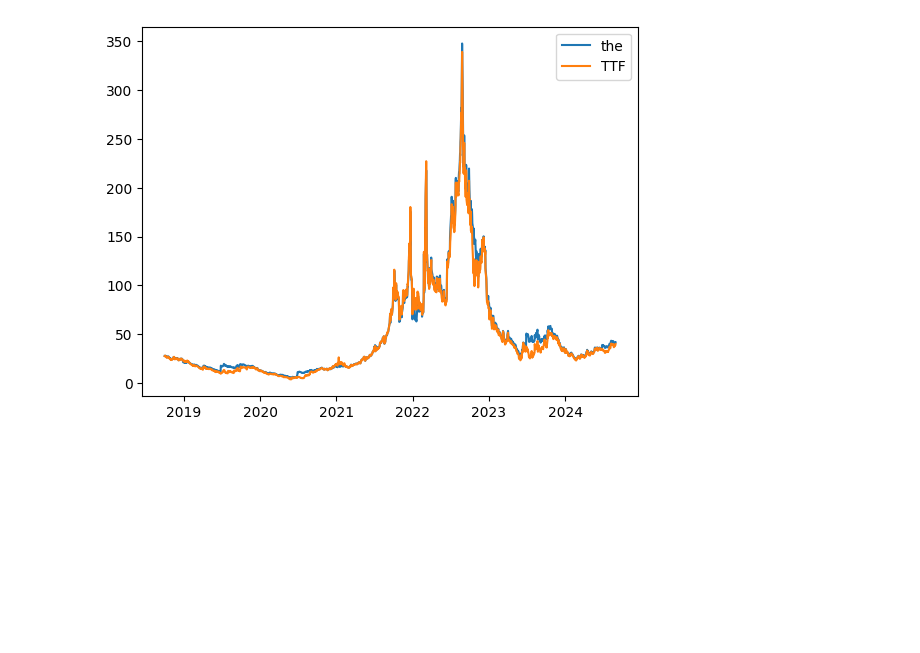
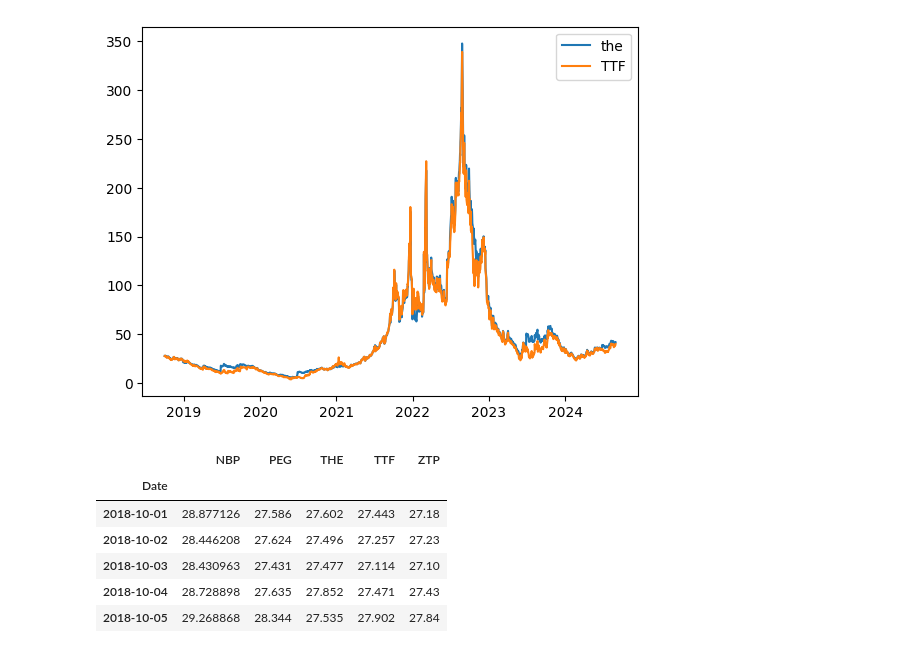
Before and after one commit to sindrjha/statistical-arbitrage, a Jupyter notebook: data_alignment.ipynb, the cells around one changed output. Cells and saved outputs as stored; diff of their text form; code cells hidden in the pictures; blank space fills up the shorter version.

```diff
--- a/data_alignment.ipynb
+++ b/data_alignment.ipynb
@@ -97,3 +97,24 @@ plt.legend()
 plt.show()
 # %% [output]
 [figure]
+# %%
+
+# Drop duplicate indices
+nbp_eur_mwh = nbp_eur_mwh[~nbp_eur_mwh.index.duplicated(keep='first')]
+peg = peg[~peg.index.duplicated(keep='first')]
+the = the[~the.index.duplicated(keep='first')]
+ttf = ttf[~ttf.index.duplicated(keep='first')]
+ztp = ztp[~ztp.index.duplicated(keep='first')]
+
+combined_hubs = pd.concat([nbp_eur_mwh[['CLOSE']], peg[['CLOSE']], the[['CLOSE']], ttf[['CLOSE']], ztp[['CLOSE']]], axis=1)
+combined_hubs.columns = ['NBP', 'PEG', 'THE', 'TTF', 'ZTP']
+# %%
+combined_hubs.head()
+# %% [output]
+|  | NBP | PEG | THE | TTF | ZTP |
+| Date |  |  |  |  |  |
+| 2018-10-01 | 28.877126 | 27.586 | 27.602 | 27.443 | 27.18 |
+| 2018-10-02 | 28.446208 | 27.624 | 27.496 | 27.257 | 27.23 |
+| 2018-10-03 | 28.430963 | 27.431 | 27.477 | 27.114 | 27.10 |
+| 2018-10-04 | 28.728898 | 27.635 | 27.852 | 27.471 | 27.43 |
+| 2018-10-05 | 29.268868 | 28.344 | 27.535 | 27.902 | 27.84 |
```
Also changed, not shown: parts of 2 cells of this notebook, 1 other file.
